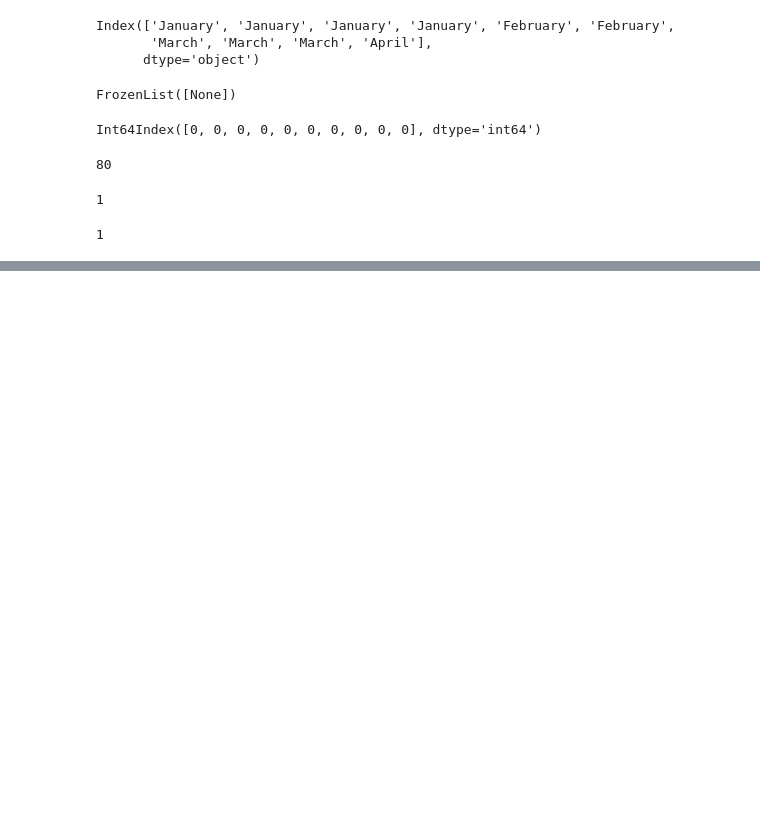
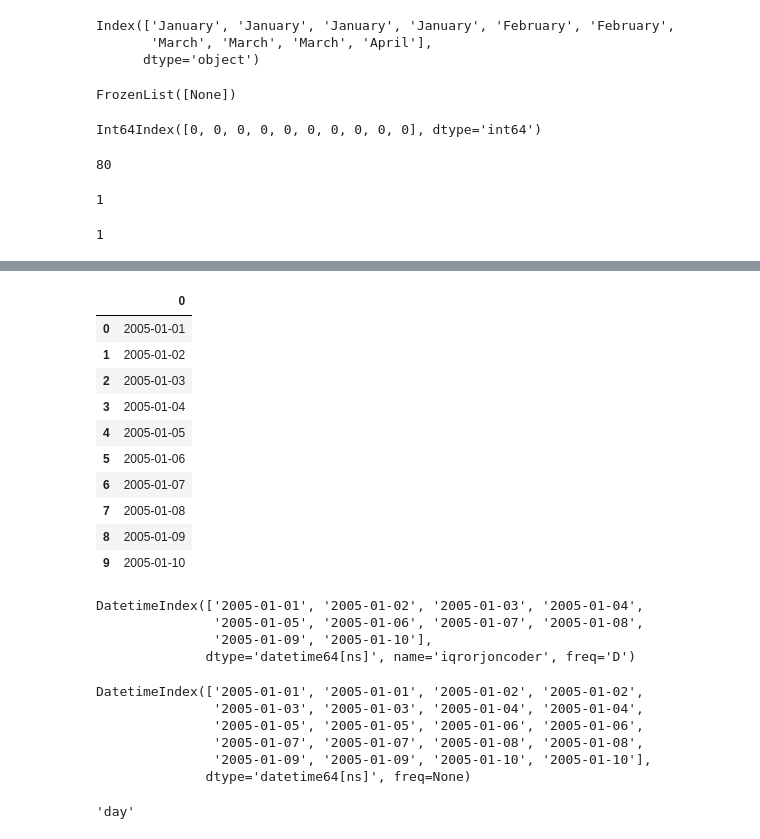
Before and after one commit to IqrorjonCoder/all-pandas-functions, a Jupyter notebook: 7 DatetimeIndex/datetimeindex.ipynb, the cells around one changed output, grey strips where cells are left out. Cells and saved outputs as stored; diff of their text form; code cells hidden in the pictures; blank space fills up the shorter version.

Commit message:
pandas datetimeindex

```diff
--- a/7 DatetimeIndex/datetimeindex.ipynb
+++ b/7 DatetimeIndex/datetimeindex.ipynb
@@ -692,0 +738,38 @@ data.nlevels
+# %%
+data = pd.DataFrame(pd.DatetimeIndex(pd.date_range('1/1/2005', periods=10, freq='1D')))
+data.reindex()
+# %% [output]
+|  | 0 |
+| 0 | 2005-01-01 |
+| 1 | 2005-01-02 |
+| 2 | 2005-01-03 |
+| 3 | 2005-01-04 |
+| 4 | 2005-01-05 |
+| 5 | 2005-01-06 |
+| 6 | 2005-01-07 |
+| 7 | 2005-01-08 |
+| 8 | 2005-01-09 |
+| 9 | 2005-01-10 |
+# %%
+data = pd.DatetimeIndex(pd.date_range('1/1/2005', periods=10, freq='1D'))
+data.rename("iqrorjoncoder")
+# %% [output]
+DatetimeIndex(['2005-01-01', '2005-01-02', '2005-01-03', '2005-01-04',
+               '2005-01-05', '2005-01-06', '2005-01-07', '2005-01-08',
+               '2005-01-09', '2005-01-10'],
+              dtype='datetime64[ns]', name='iqrorjoncoder', freq='D')
+# %%
+data = pd.DatetimeIndex(pd.date_range('1/1/2005', periods=10, freq='1D'))
+data.repeat(2)
+# %% [output]
+DatetimeIndex(['2005-01-01', '2005-01-01', '2005-01-02', '2005-01-02',
+               '2005-01-03', '2005-01-03', '2005-01-04', '2005-01-04',
+               '2005-01-05', '2005-01-05', '2005-01-06', '2005-01-06',
+               '2005-01-07', '2005-01-07', '2005-01-08', '2005-01-08',
+               '2005-01-09', '2005-01-09', '2005-01-10', '2005-01-10'],
+              dtype='datetime64[ns]', freq=None)
+# %%
+data = pd.DatetimeIndex(pd.date_range('1/1/2005', periods=10, freq='1D'))
+data.resolution
+# %% [output]
+'day'
```
Also changed, not shown: parts of 7 cells of this notebook.
